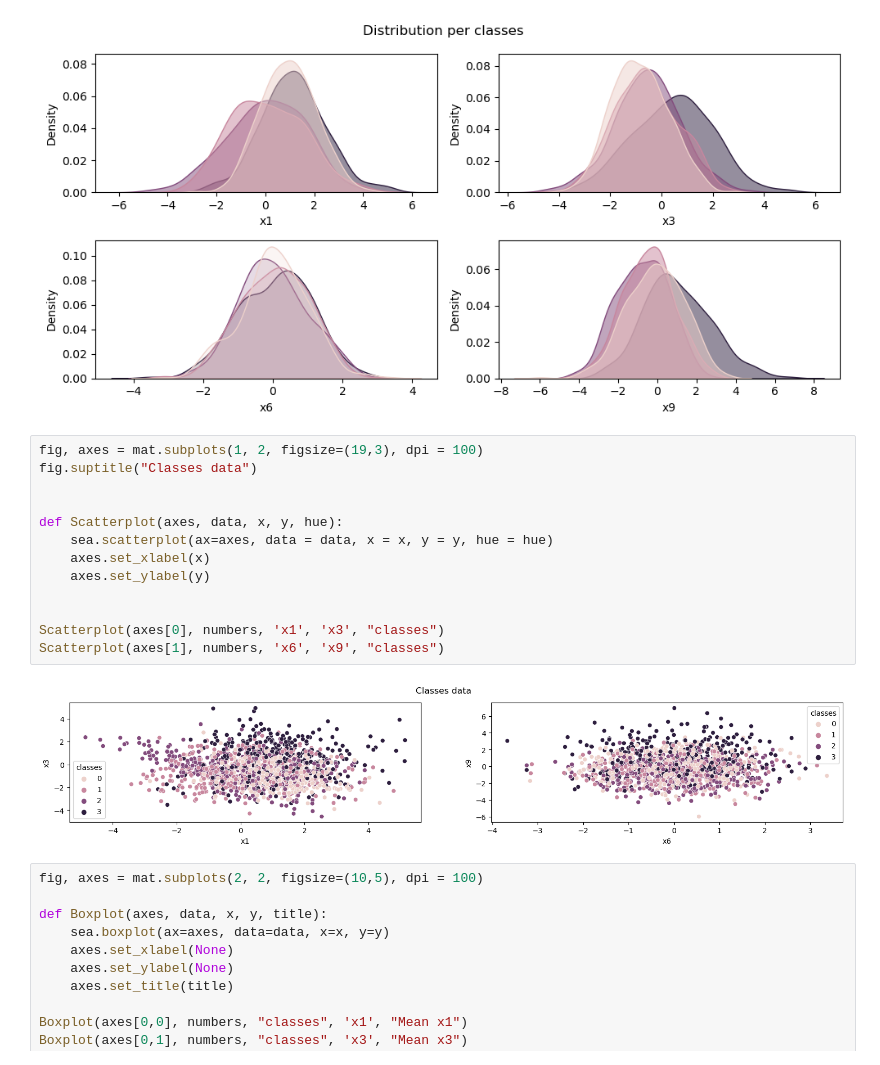
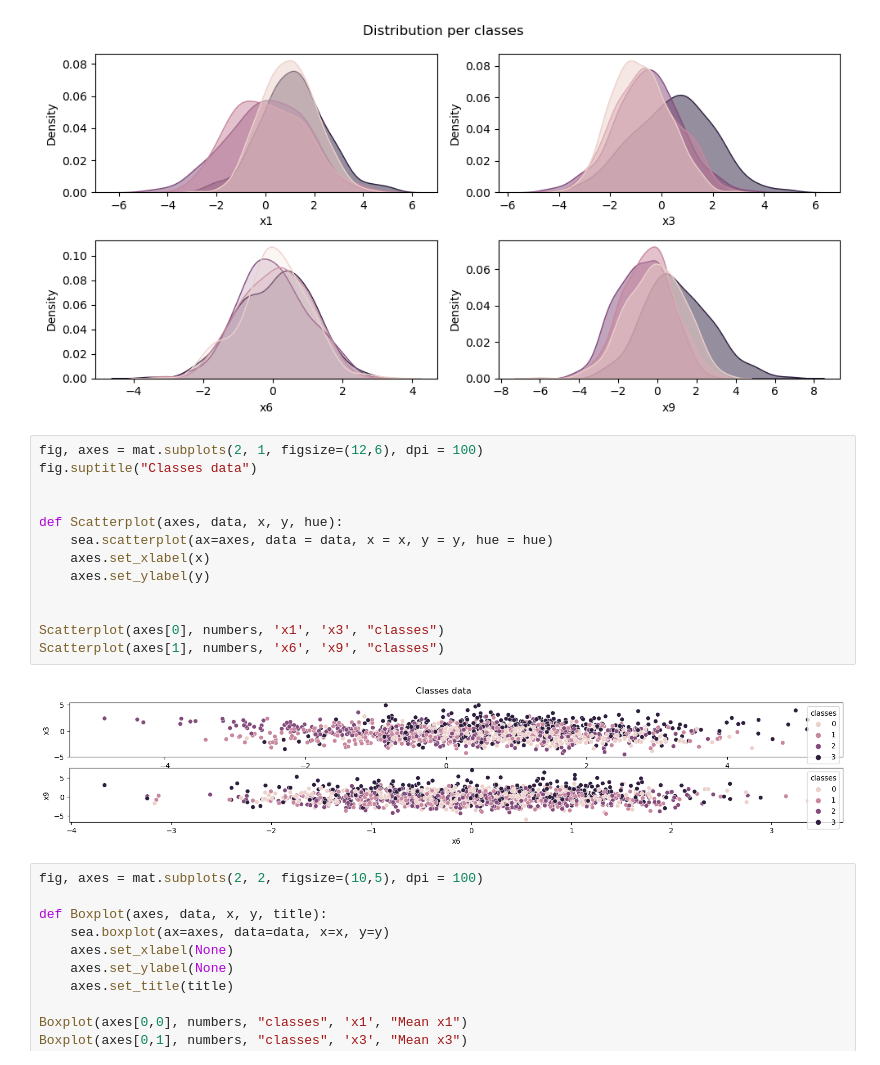
Before and after one commit to KulchytskiyDmytro/ml2021, a Jupyter notebook: machinelerning/practise/practice1.ipynb, the cells around one changed output. Saved outputs shown, nothing was run; the diff lists cells and outputs as text.

```diff
--- a/machinelerning/practise/practice1.ipynb
+++ b/machinelerning/practise/practice1.ipynb
@@ -90,20 +90,20 @@ mat.tight_layout()
 # %% [output]
 [figure]
 # %%
-fig, axes = mat.subplots(1, 2, figsize=(19,3), dpi = 100)
+fig, axes = mat.subplots(2, 1, figsize=(12,6), dpi = 100)
 fig.suptitle("Classes data")
 
 
 def Scatterplot(axes, data, x, y, hue):
     sea.scatterplot(ax=axes, data = data, x = x, y = y, hue = hue)
     axes.set_xlabel(x)
     axes.set_ylabel(y)
 
 
 Scatterplot(axes[0], numbers, 'x1', 'x3', "classes")
 Scatterplot(axes[1], numbers, 'x6', 'x9', "classes")
 # %% [output]
-[figure, old version]
+[figure, new version]
 # %%
 fig, axes = mat.subplots(2, 2, figsize=(10,5), dpi = 100)
 
```
Also changed, not shown: parts of 2 cells of this notebook.
